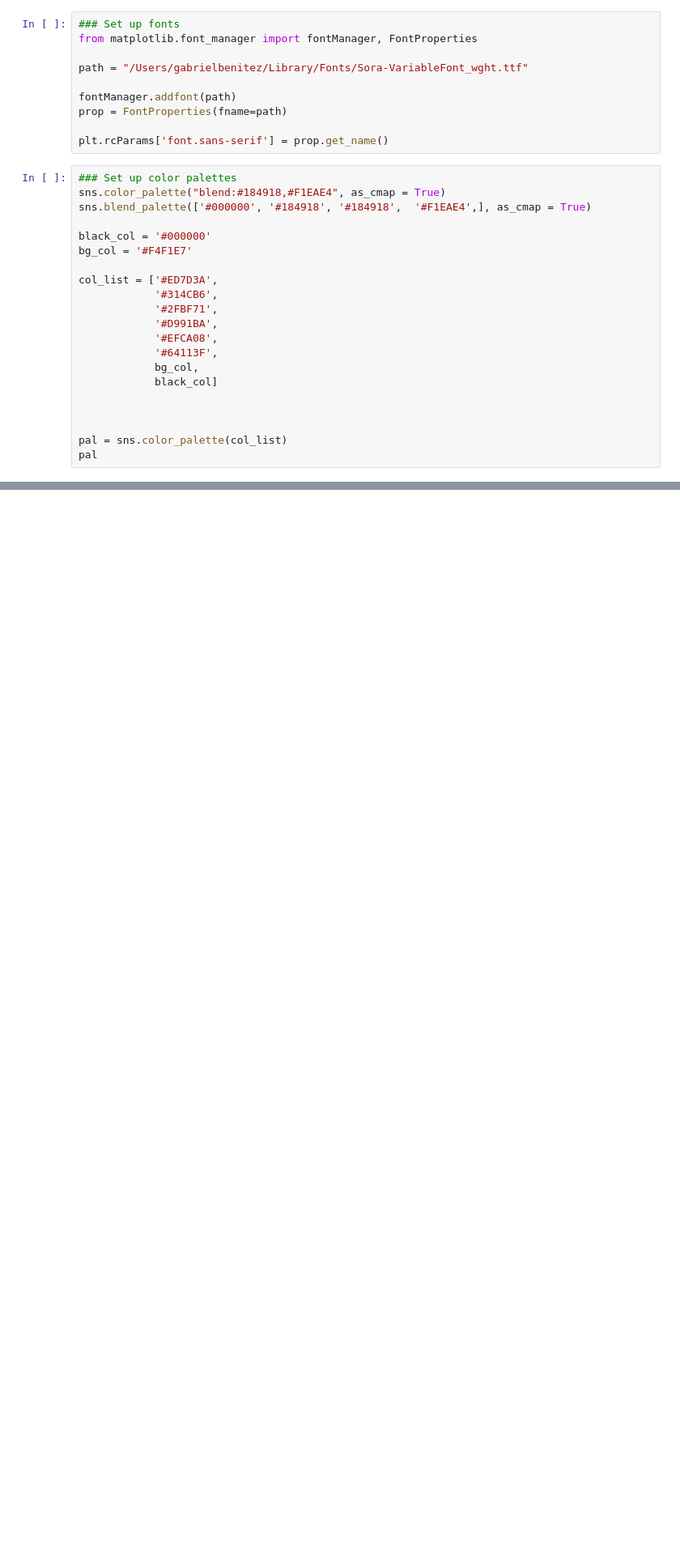
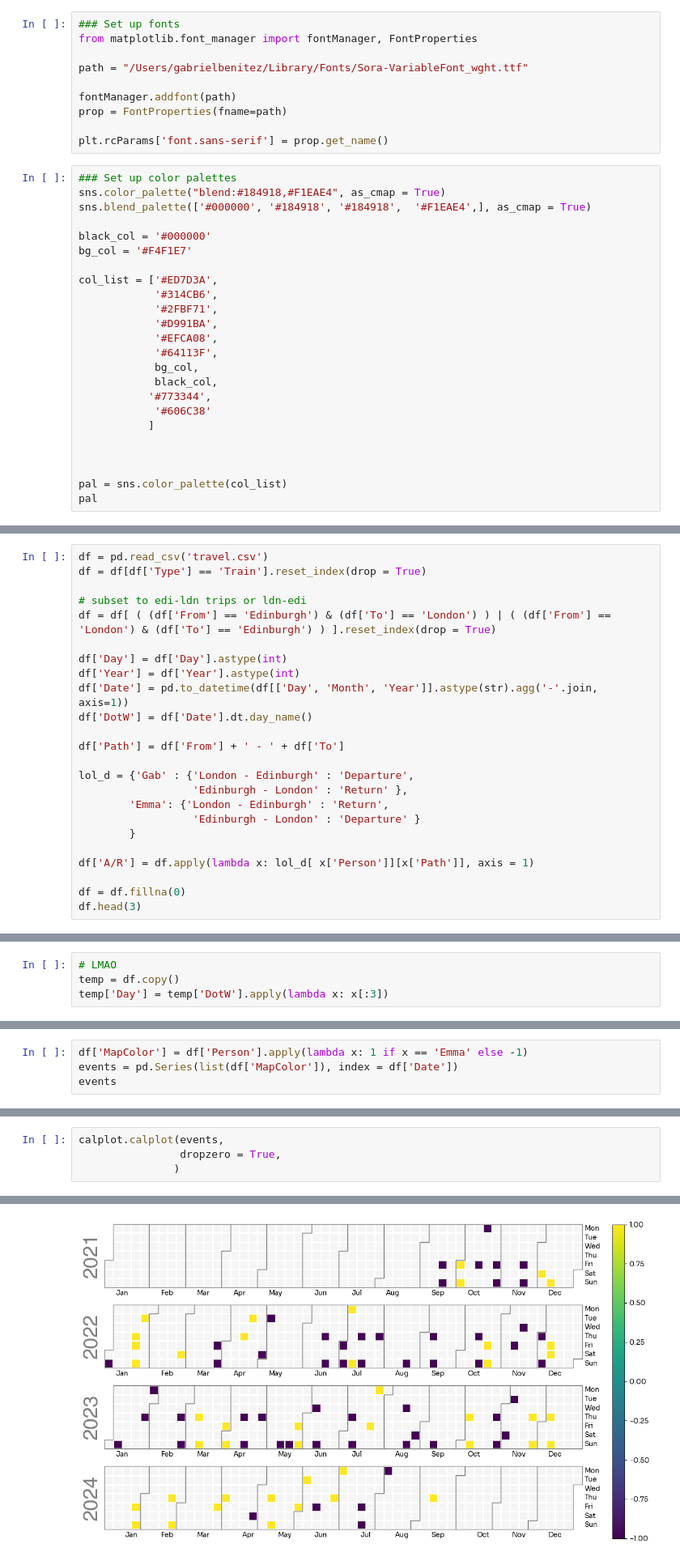
Before and after one commit to gabbenitez/Travel_Stats, a Jupyter notebook: travel.ipynb, the cells around one changed output, grey strips where cells are left out. Shown: that part at 81% size. Saved outputs shown, nothing was run; the diff lists cells and outputs as text; blank space fills up the shorter version.

```diff
--- a/travel.ipynb
+++ b/travel.ipynb
@@ -33,7 +50,10 @@ col_list = ['#ED7D3A',
             '#EFCA08',
             '#64113F',
             bg_col,
-            black_col]
+            black_col,
+           '#773344',
+            '#606C38'
+           ]
 
 
 
@@ -116,0 +422,24 @@ Counter({'Emma': 56, 'Gab': 44})
+# %%
+df = pd.read_csv('travel.csv')
+df = df[df['Type'] == 'Train'].reset_index(drop = True)
+
+# subset to edi-ldn trips or ldn-edi
+df = df[ ( (df['From'] == 'Edinburgh') & (df['To'] == 'London') ) | ( (df['From'] == 'London') & (df['To'] == 'Edinburgh') ) ].reset_index(drop = True)
+
+df['Day'] = df['Day'].astype(int)
+df['Year'] = df['Year'].astype(int)
+df['Date'] = pd.to_datetime(df[['Day', 'Month', 'Year']].astype(str).agg('-'.join, axis=1))
+df['DotW'] = df['Date'].dt.day_name()
+
+df['Path'] = df['From'] + ' - ' + df['To']
+
+lol_d = {'Gab' : {'London - Edinburgh' : 'Departure',
+                  'Edinburgh - London' : 'Return' },
+        'Emma': {'London - Edinburgh' : 'Return',
+                  'Edinburgh - London' : 'Departure' }
+        }
+
+df['A/R'] = df.apply(lambda x: lol_d[ x['Person']][x['Path']], axis = 1)
+
+df = df.fillna(0)
+df.head(3)
@@ -116,0 +451,4 @@ Counter({'Emma': 56, 'Gab': 44})
+# %%
+# LMAO
+temp = df.copy()
+temp['Day'] = temp['DotW'].apply(lambda x: x[:3])
@@ -116,0 +520,4 @@ Counter({'Emma': 56, 'Gab': 44})
+# %%
+df['MapColor'] = df['Person'].apply(lambda x: 1 if x == 'Emma' else -1)
+events = pd.Series(list(df['MapColor']), index = df['Date'])
+events
@@ -116,0 +538,5 @@ Counter({'Emma': 56, 'Gab': 44})
+# %%
+calplot.calplot(events,
+                dropzero = True,
+               )
+# %% [output]
@@ -116,0 +546 @@ Counter({'Emma': 56, 'Gab': 44})
+[figure, added]
```
Also changed, not shown: parts of 26 cells of this notebook, 3 other files.
